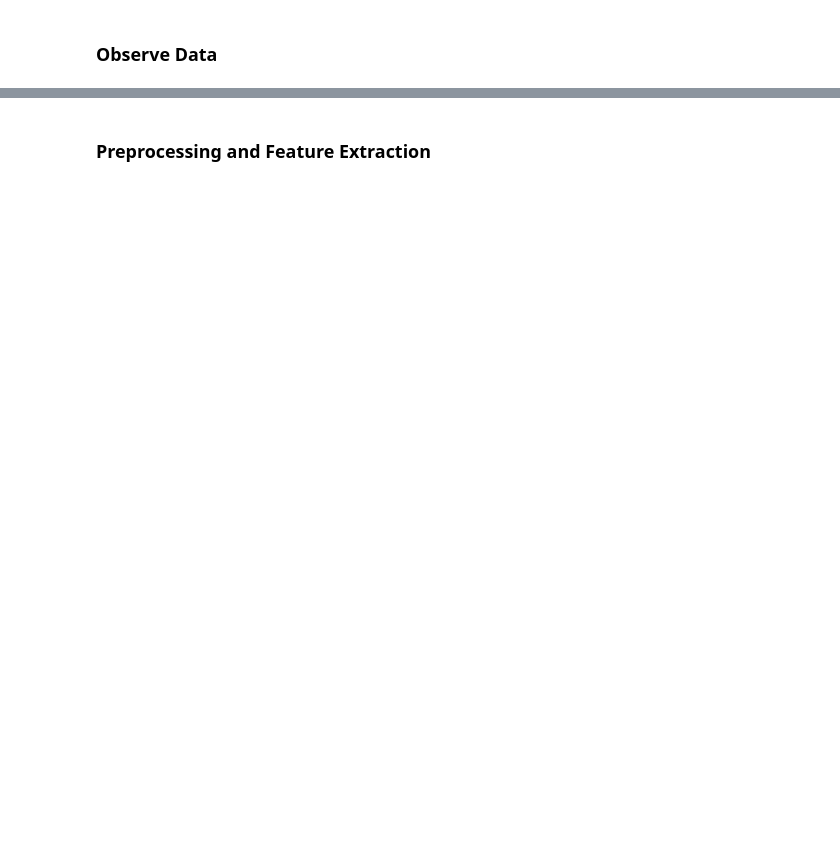
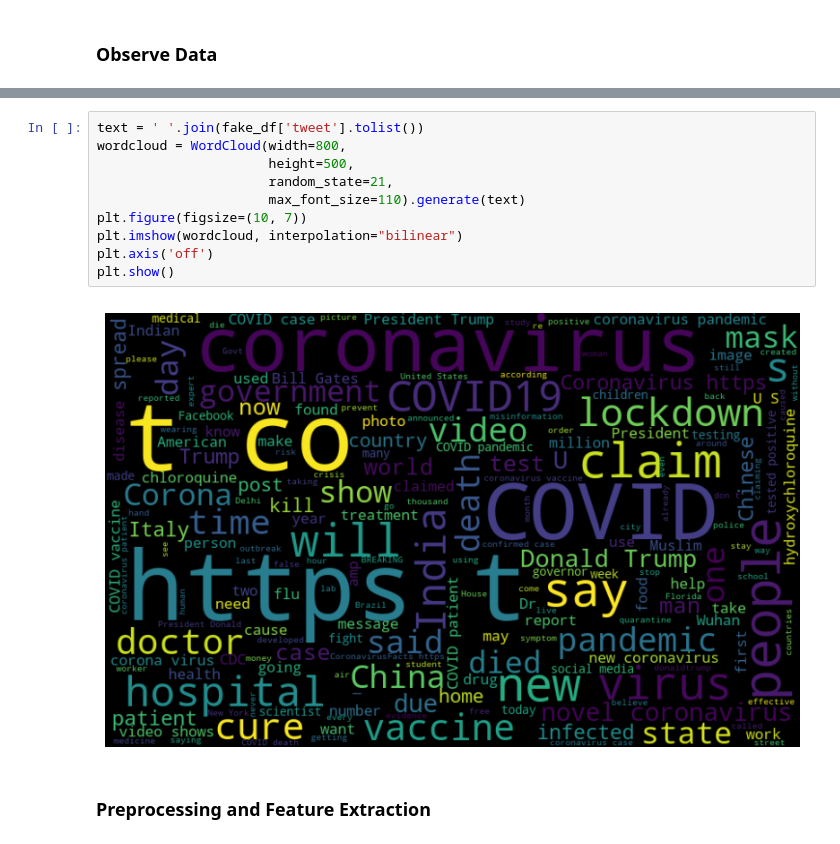
Before and after one commit to maximiliansteu/dissertation, a Jupyter notebook: feature_extraction_v01.ipynb, the cells around one changed output, grey strips where cells are left out. Saved outputs shown, nothing was run; the diff lists cells and outputs as text; blank space fills up the shorter version.

```diff
--- a/feature_extraction_v01.ipynb
+++ b/feature_extraction_v01.ipynb
@@ -103,3 +293,15 @@ action, not false platitudes.Featured Image: Screenshot
+# %%
+text = ' '.join(fake_df['tweet'].tolist())
+wordcloud = WordCloud(width=800,
+                      height=500,
+                      random_state=21,
+                      max_font_size=110).generate(text)
+plt.figure(figsize=(10, 7))
+plt.imshow(wordcloud, interpolation="bilinear")
+plt.axis('off')
+plt.show()
+# %% [output]
+[figure, added]
 # %% [markdown]
 ### Preprocessing and Feature Extraction
 # %%
```
Also changed, not shown: parts of 50 cells of this notebook, 5 other files.
